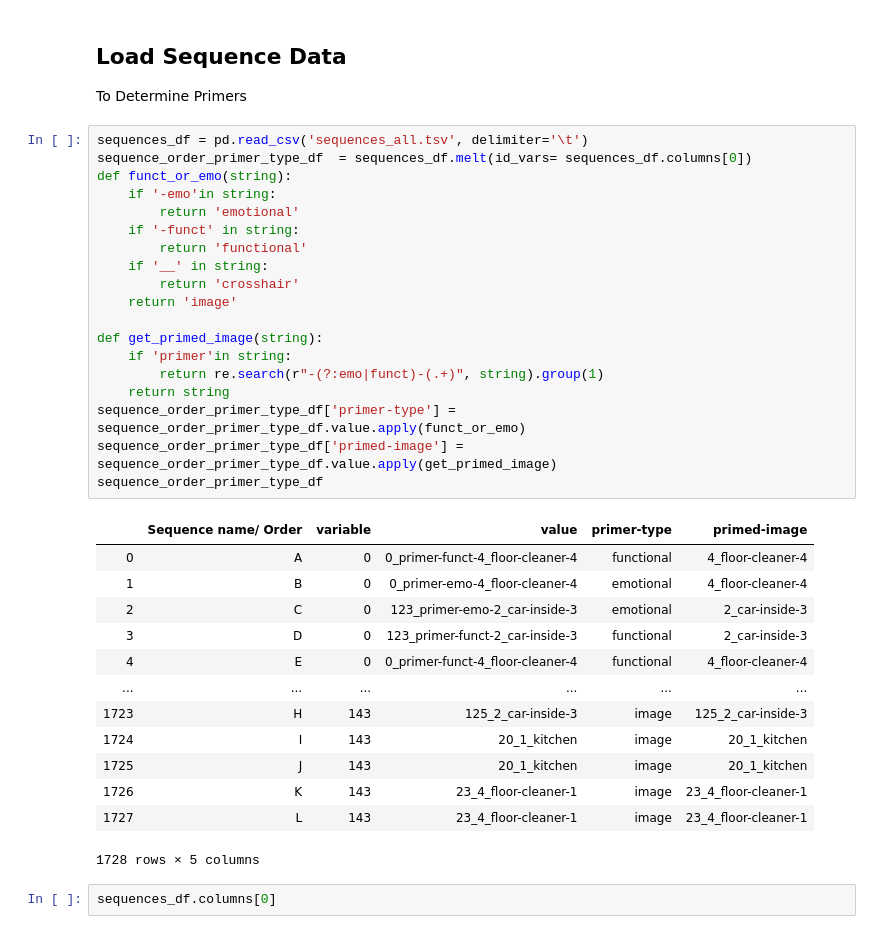
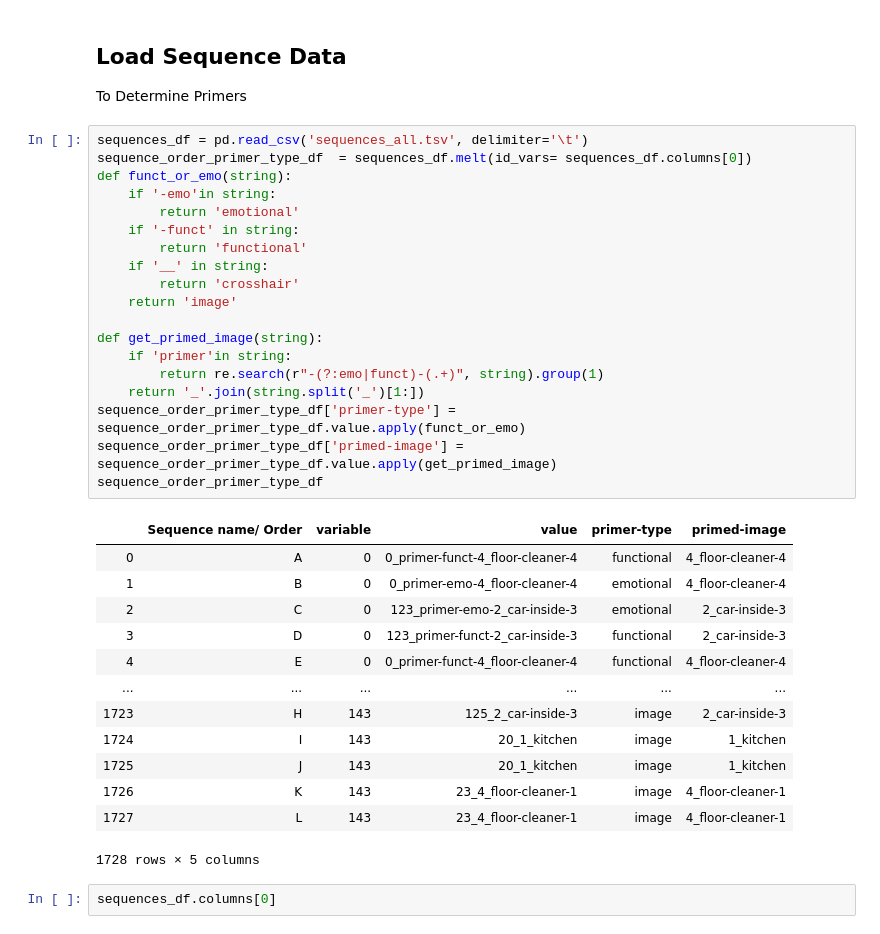
Before and after one commit to sallyi/eyetracking-cogsci-3, a Jupyter notebook: eyetracking-analysis.ipynb, the cells around one changed output. Saved outputs shown, nothing was run; the diff lists cells and outputs as text.

```diff
--- a/eyetracking-analysis.ipynb
+++ b/eyetracking-analysis.ipynb
@@ -7,35 +7,35 @@ To Determine Primers
 # %%
 sequences_df = pd.read_csv('sequences_all.tsv', delimiter='\t')
 sequence_order_primer_type_df  = sequences_df.melt(id_vars= sequences_df.columns[0])
 def funct_or_emo(string):
     if '-emo'in string:
         return 'emotional'
     if '-funct' in string:
         return 'functional'
     if '__' in string:
         return 'crosshair'
     return 'image'
 
 def get_primed_image(string):
     if 'primer'in string:
         return re.search(r"-(?:emo|funct)-(.+)", string).group(1)
-    return string
+    return '_'.join(string.split('_')[1:])
 sequence_order_primer_type_df['primer-type'] =  sequence_order_primer_type_df.value.apply(funct_or_emo)
 sequence_order_primer_type_df['primed-image'] =  sequence_order_primer_type_df.value.apply(get_primed_image)
 sequence_order_primer_type_df
 # %% [output]
 |  | Sequence name/ Order | variable | value | primer-type | primed-image |
 | 0 | A | 0 | 0_primer-funct-4_floor-cleaner-4 | functional | 4_floor-cleaner-4 |
 | 1 | B | 0 | 0_primer-emo-4_floor-cleaner-4 | emotional | 4_floor-cleaner-4 |
 | 2 | C | 0 | 123_primer-emo-2_car-inside-3 | emotional | 2_car-inside-3 |
 | 3 | D | 0 | 123_primer-funct-2_car-inside-3 | functional | 2_car-inside-3 |
 | 4 | E | 0 | 0_primer-funct-4_floor-cleaner-4 | functional | 4_floor-cleaner-4 |
 | ... | ... | ... | ... | ... | ... |
-| 1723 | H | 143 | 125_2_car-inside-3 | image | 125_2_car-inside-3 |
-| 1724 | I | 143 | 20_1_kitchen | image | 20_1_kitchen |
-| 1725 | J | 143 | 20_1_kitchen | image | 20_1_kitchen |
-| 1726 | K | 143 | 23_4_floor-cleaner-1 | image | 23_4_floor-cleaner-1 |
-| 1727 | L | 143 | 23_4_floor-cleaner-1 | image | 23_4_floor-cleaner-1 |
+| 1723 | H | 143 | 125_2_car-inside-3 | image | 2_car-inside-3 |
+| 1724 | I | 143 | 20_1_kitchen | image | 1_kitchen |
+| 1725 | J | 143 | 20_1_kitchen | image | 1_kitchen |
+| 1726 | K | 143 | 23_4_floor-cleaner-1 | image | 4_floor-cleaner-1 |
+| 1727 | L | 143 | 23_4_floor-cleaner-1 | image | 4_floor-cleaner-1 |
 1728 rows × 5 columns
 # %%
 sequences_df.columns[0]
```
Also changed, not shown: parts of 17 cells of this notebook.
